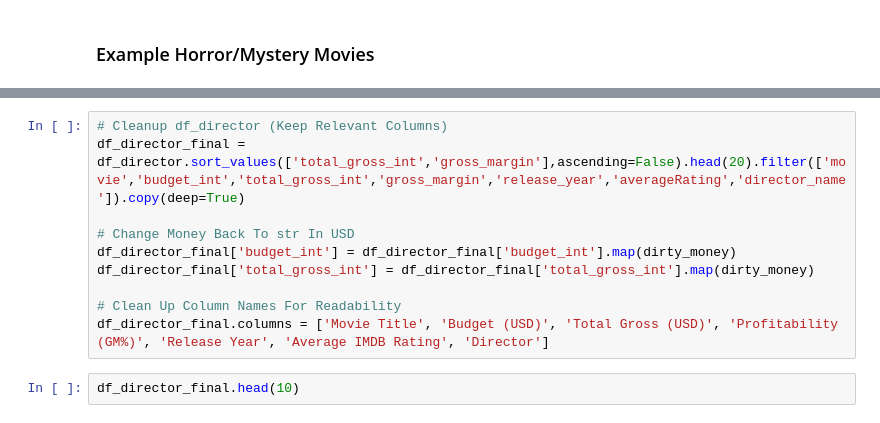
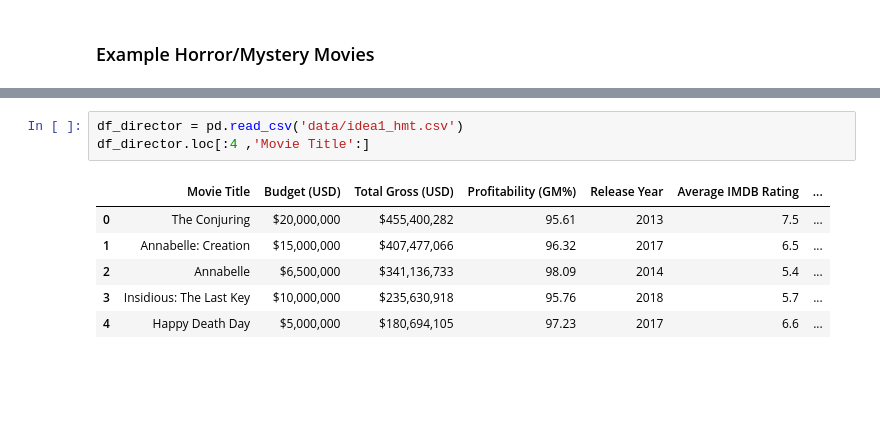
Before and after one commit to theobigdog/dsc_project_1, a Jupyter notebook: Phase1_Project.ipynb, the cells around one changed output, grey strips where cells are left out. Drawn from its saved outputs; the diff is of its cells as text; blank space fills up the shorter version.

```diff
--- a/Phase1_Project.ipynb
+++ b/Phase1_Project.ipynb
@@ -298,12 +69,10 @@ df_director = df_director[df_director['main_genre'].isin(horror_list)]
-# %%
-# Cleanup df_director (Keep Relevant Columns)
-df_director_final = df_director.sort_values(['total_gross_int','gross_margin'],ascending=False).head(20).filter(['movie','budget_int','total_gross_int','gross_margin','release_year','averageRating','director_name']).copy(deep=True)
-
-# Change Money Back To str In USD
-df_director_final['budget_int'] = df_director_final['budget_int'].map(dirty_money)
-df_director_final['total_gross_int'] = df_director_final['total_gross_int'].map(dirty_money)
-
-# Clean Up Column Names For Readability
-df_director_final.columns = ['Movie Title', 'Budget (USD)', 'Total Gross (USD)', 'Profitability (GM%)', 'Release Year', 'Average IMDB Rating', 'Director']
-# %%
-df_director_final.head(10)
+# %%
+df_director = pd.read_csv('data/idea1_hmt.csv')
+df_director.loc[:4 ,'Movie Title':]
+# %% [output]
+|  | Movie Title | Budget (USD) | Total Gross (USD) | Profitability (GM%) | Release Year | Average IMDB Rating | ... |
+| 0 | The Conjuring | $20,000,000 | $455,400,282 | 95.61 | 2013 | 7.5 | ... |
+| 1 | Annabelle: Creation | $15,000,000 | $407,477,066 | 96.32 | 2017 | 6.5 | ... |
+| 2 | Annabelle | $6,500,000 | $341,136,733 | 98.09 | 2014 | 5.4 | ... |
+| 3 | Insidious: The Last Key | $10,000,000 | $235,630,918 | 95.76 | 2018 | 5.7 | ... |
+| 4 | Happy Death Day | $5,000,000 | $180,694,105 | 97.23 | 2017 | 6.6 | ... |
```
Also changed, not shown: parts of 34 cells of this notebook, 12 other files.
